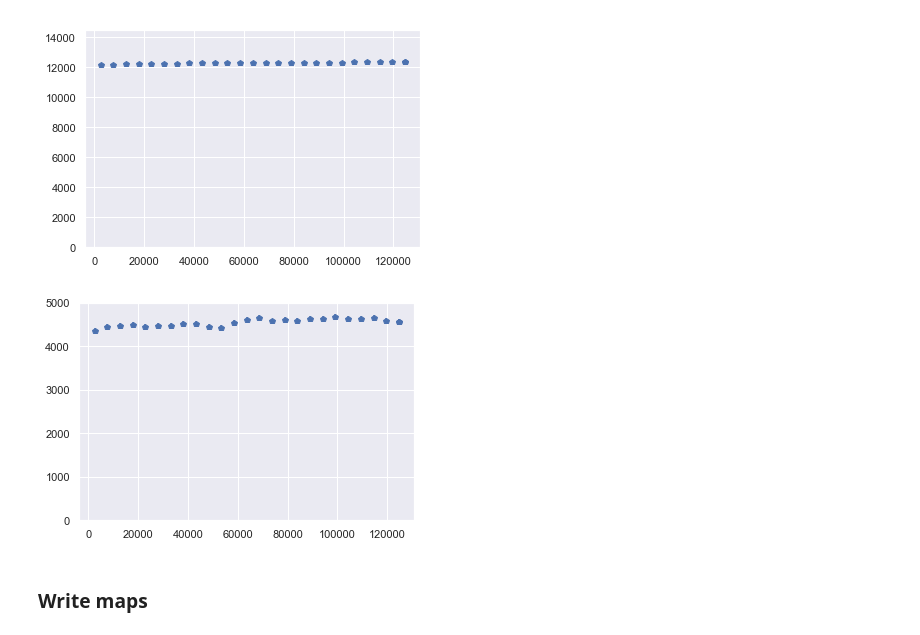
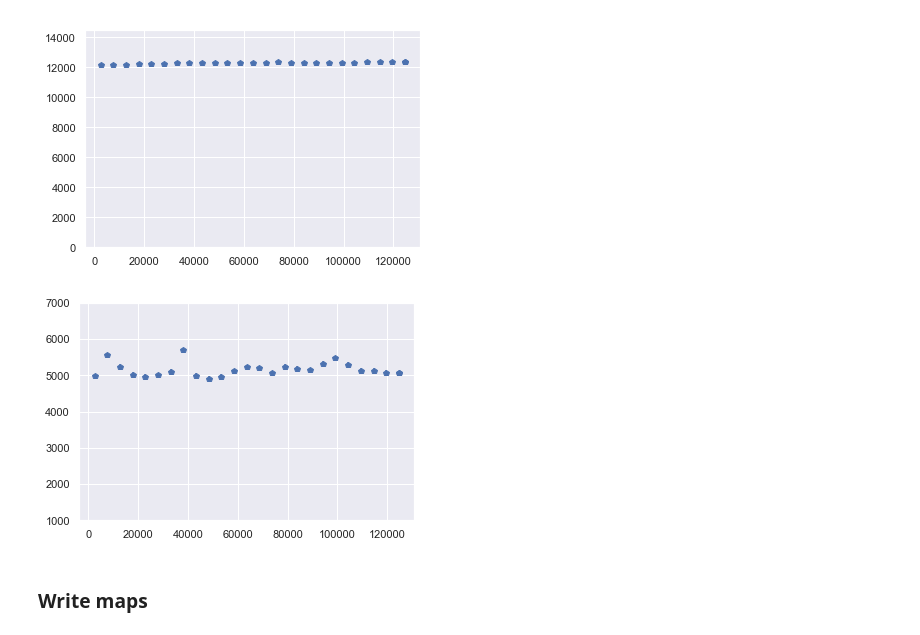
Before and after one commit to jmhaefner/KrCalibNB, a Jupyter notebook: ltMaps/single_map_correction_6817.ipynb, the cells around one changed output. Saved outputs shown, nothing was run; the diff lists cells and outputs as text; code cells hidden in the pictures.

Commit message:
Update lt range for 1111

```diff
--- a/ltMaps/single_map_correction_6817.ipynb
+++ b/ltMaps/single_map_correction_6817.ipynb
@@ -33,7 +33,7 @@ logging.info('Hello world!')
 from krcal.core.kr_types import KrFileName
 
 run_number = 6817
-num_files = 5000
+num_files = 11864
 
 if num_files > 7729:
     num_xy_bins = 100
@@ -268,7 +268,7 @@ s2q_range = (200, 800)
 xy_range  = (-RMAX,  RMAX)
 z_range   = (10,  550)
 e_range = (5000, 14000)
-lt_range = (1000, 6000)
+lt_range = (1000, 7000)
 c2_range = (0,5)
 
 krTimes, krRanges, krNbins, krBins = kr_ranges_and_bins(dst,
@@ -949,7 +949,7 @@ for i, tt in enumerate(ts):
                          ts = i,
                          range_e     = (5000, 14500),
                          range_chi2  = (0,100),
-                         range_lt    = (3000,5000))
+                         range_lt    = lt_range)
     amv = amap_average(am)
     asm = relative_errors(am)
     av = amap_replace_nan_by_mean(asm, amMean=amv)
@@ -970,10 +970,10 @@ plt.ylim(0,14500)
 [figure]
 # %%
 plt.errorbar(TT, LT, sqrt(LT), fmt="p")
-plt.ylim(0,5000)
+plt.ylim(lt_range)
 plt.savefig(summary_outputs+'AverageLT.png')
 # %% [output]
-[figure, old version]
+[figure, new version]
 # %% [markdown]
 ### Write maps
 # %%
```
Also changed, not shown: parts of 63 cells of this notebook, 3 other files.
